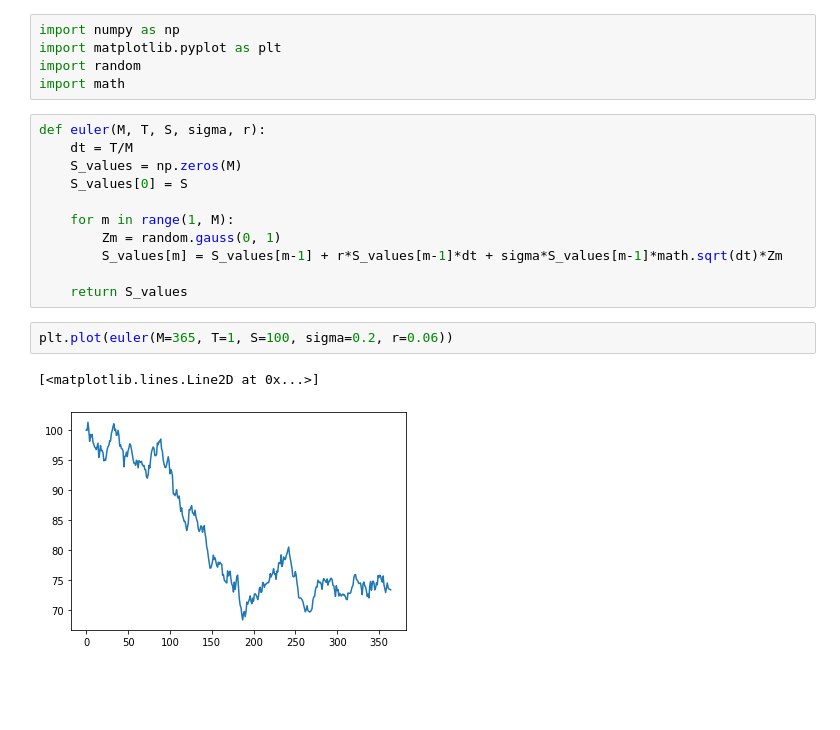
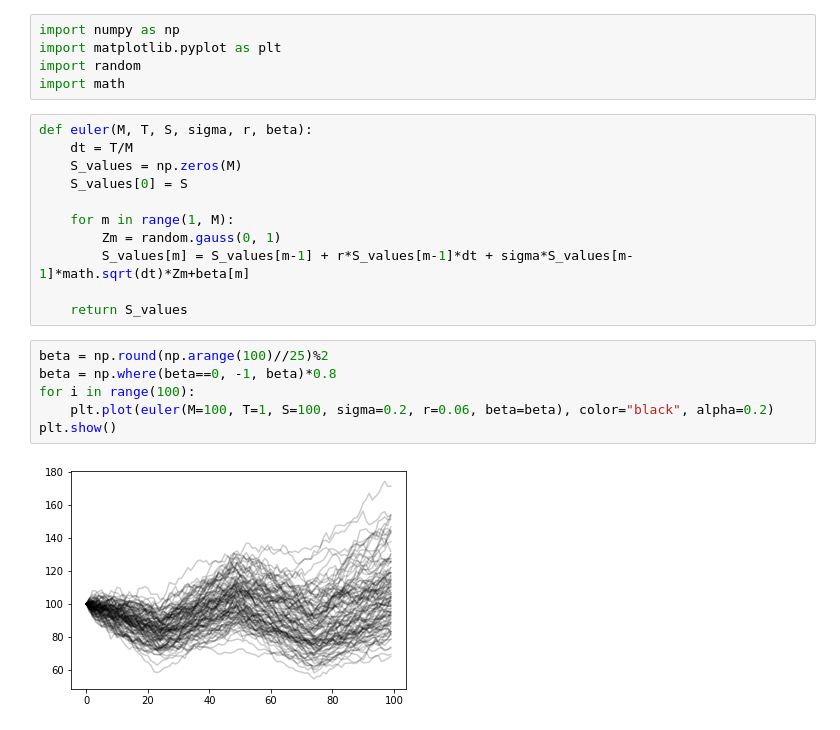
Before and after one commit to charelF/ComplexSystems, a Jupyter notebook: code/charel/marketsim.ipynb, the cells around one changed output. Cells and saved outputs as stored; diff of their text form; blank space fills up the shorter version.

Commit message:
beta param

```diff
--- a/code/charel/marketsim.ipynb
+++ b/code/charel/marketsim.ipynb
@@ -4,18 +4,21 @@ import matplotlib.pyplot as plt
 import random
 import math
 # %%
-def euler(M, T, S, sigma, r):
+def euler(M, T, S, sigma, r, beta):
     dt = T/M
     S_values = np.zeros(M)
     S_values[0] = S
 
     for m in range(1, M):
         Zm = random.gauss(0, 1)
-        S_values[m] = S_values[m-1] + r*S_values[m-1]*dt + sigma*S_values[m-1]*math.sqrt(dt)*Zm
+        S_values[m] = S_values[m-1] + r*S_values[m-1]*dt + sigma*S_values[m-1]*math.sqrt(dt)*Zm+beta[m]
 
     return S_values
-# %%
-plt.plot(euler(M=365, T=1, S=100, sigma=0.2, r=0.06))
-# %% [output]
-[<matplotlib.lines.Line2D at 0x...>]
-[figure, removed]
+# %%
+beta = np.round(np.arange(100)//25)%2
+beta = np.where(beta==0, -1, beta)*0.8
+for i in range(100):
+    plt.plot(euler(M=100, T=1, S=100, sigma=0.2, r=0.06, beta=beta), color="black", alpha=0.2)
+plt.show()
+# %% [output]
+[figure, added]
```
Also changed, not shown: parts of 1 cell of this notebook.
